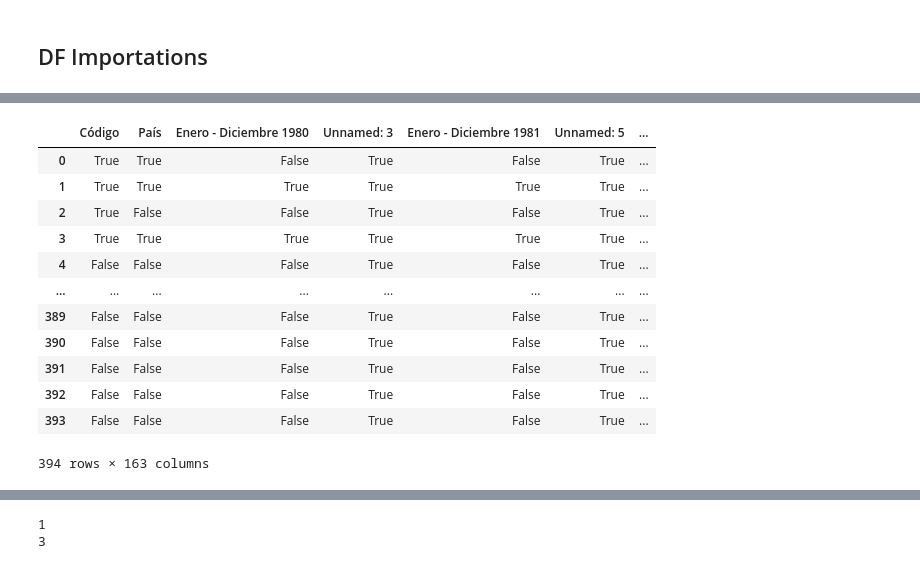
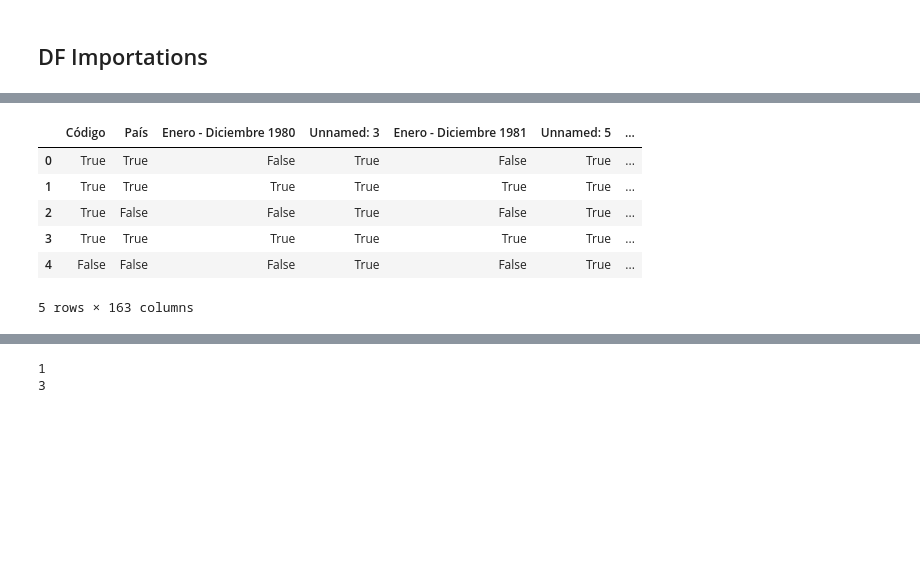
Before and after one commit to Davichobacter/ds-4geeks, a Jupyter notebook: Gravitational_Model.ipynb, the cells around one changed output, grey strips where cells are left out. Cells and saved outputs as stored; diff of their text form; code cells hidden in the pictures; blank space fills up the shorter version.

```diff
--- a/Gravitational_Model.ipynb
+++ b/Gravitational_Model.ipynb
@@ -198,18 +180,12 @@ df_importations
 # %%
-df_importations.isna()
+df_importations.isna().head()
 # %% [output]
 |  | Código | País | Enero - Diciembre 1980 | Unnamed: 3 | Enero - Diciembre 1981 | Unnamed: 5 | ... |
 | 0 | True | True | False | True | False | True | ... |
 | 1 | True | True | True | True | True | True | ... |
 | 2 | True | False | False | True | False | True | ... |
 | 3 | True | True | True | True | True | True | ... |
 | 4 | False | False | False | True | False | True | ... |
-| ... | ... | ... | ... | ... | ... | ... | ... |
-| 389 | False | False | False | True | False | True | ... |
-| 390 | False | False | False | True | False | True | ... |
-| 391 | False | False | False | True | False | True | ... |
-| 392 | False | False | False | True | False | True | ... |
-| 393 | False | False | False | True | False | True | ... |
-394 rows × 163 columns
+5 rows × 163 columns
 # %%
 Columnas = df_importations.isna().sum()
```
Also changed, not shown: parts of 27 cells of this notebook.
